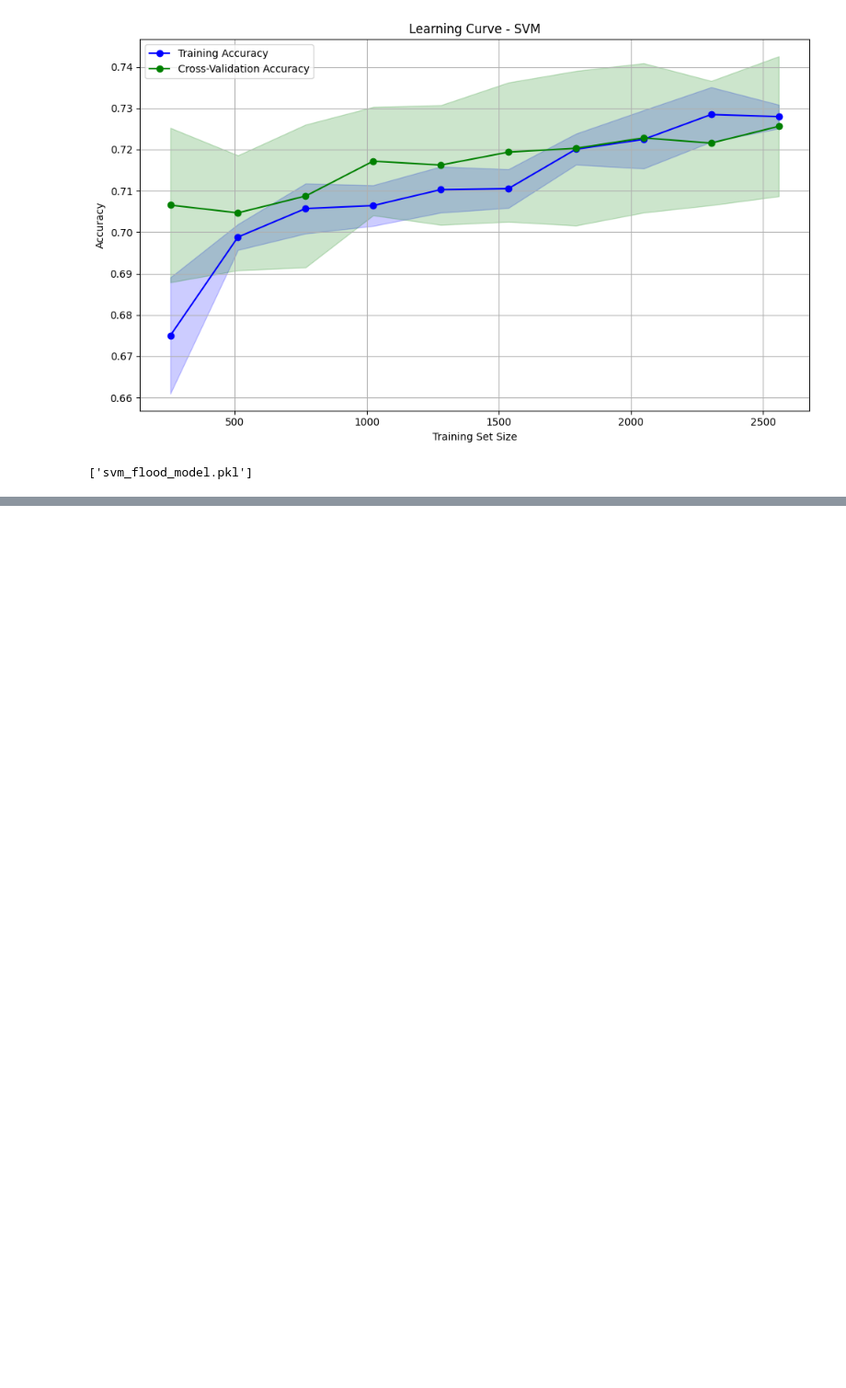
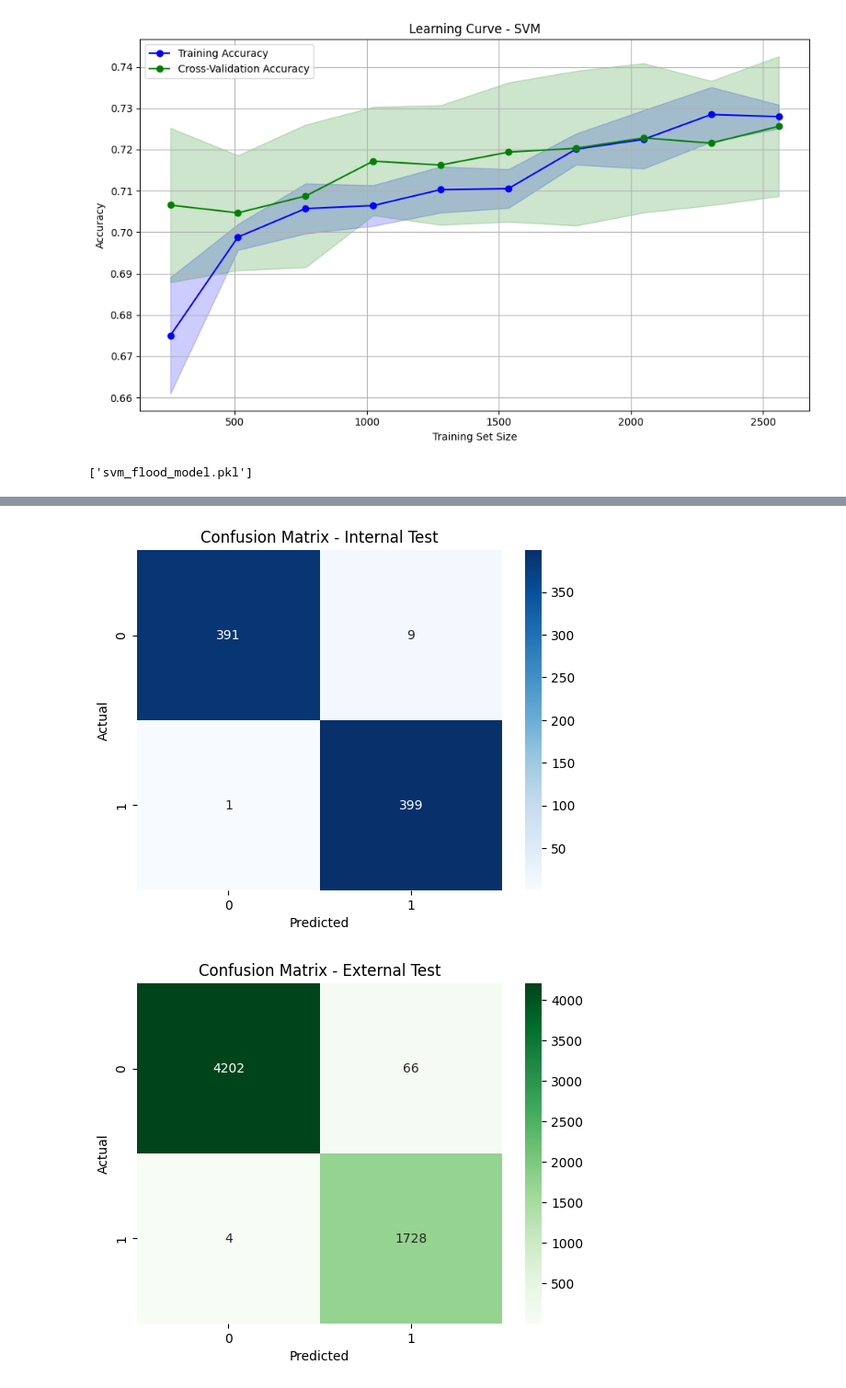
Before and after one commit to Shelly10-10/flood_prediction, a Jupyter notebook: Disaster.ipynb, the cells around one changed output, grey strips where cells are left out. Shown at 92% size. Drawn from its saved outputs; the diff is of its cells as text; code cells hidden in the pictures; blank space fills up the shorter version.

```diff
--- a/Disaster.ipynb
+++ b/Disaster.ipynb
@@ -248,0 +314,13 @@ joblib.dump(svm_model, 'svm_flood_model.pkl')
+# %%
+#fnn_model.compile(optimizer='adam', loss='binary_crossentropy', metrics=['accuracy'])
+
+history = fnn_model.fit(
+    X_train, y_train,
+    validation_data=(X_test, y_test),
+    epochs=30,
+    batch_size=32,
+    verbose=1
+)
+y_pred_internal = (fnn_model.predict(X_test) > 0.5).astype("int32")
+
+print("Internal Test Report:\n", classification_report(y_test, y_pred_internal))
@@ -248,0 +345,11 @@ joblib.dump(svm_model, 'svm_flood_model.pkl')
+# %%
+external_df = df.drop(df_balanced.index).copy()
+
+X_external = external_df.drop(columns=['Flood_Reported','Date','Region','Flood_Risk_Score'])
+y_external = external_df['Flood_Reported']
+
+X_external_scaled = scaler.transform(X_external)
+
+y_pred_external = (fnn_model.predict(X_external_scaled) > 0.5).astype("int32")
+
+print("External Test Report:\n", classification_report(y_external, y_pred_external))
@@ -248,0 +367,17 @@ joblib.dump(svm_model, 'svm_flood_model.pkl')
+# %%
+cm = confusion_matrix(y_test, y_pred_internal)
+sns.heatmap(cm, annot=True, fmt='d', cmap='Blues')
+plt.title("Confusion Matrix - Internal Test")
+plt.xlabel("Predicted")
+plt.ylabel("Actual")
+plt.show()
+
+cm_ext = confusion_matrix(y_external, y_pred_external)
+sns.heatmap(cm_ext, annot=True, fmt='d', cmap='Greens')
+plt.title("Confusion Matrix - External Test")
+plt.xlabel("Predicted")
+plt.ylabel("Actual")
+plt.show()
+# %% [output]
+[figure, added]
+[figure, added]
```
Also changed, not shown: parts of 8 cells of this notebook.
